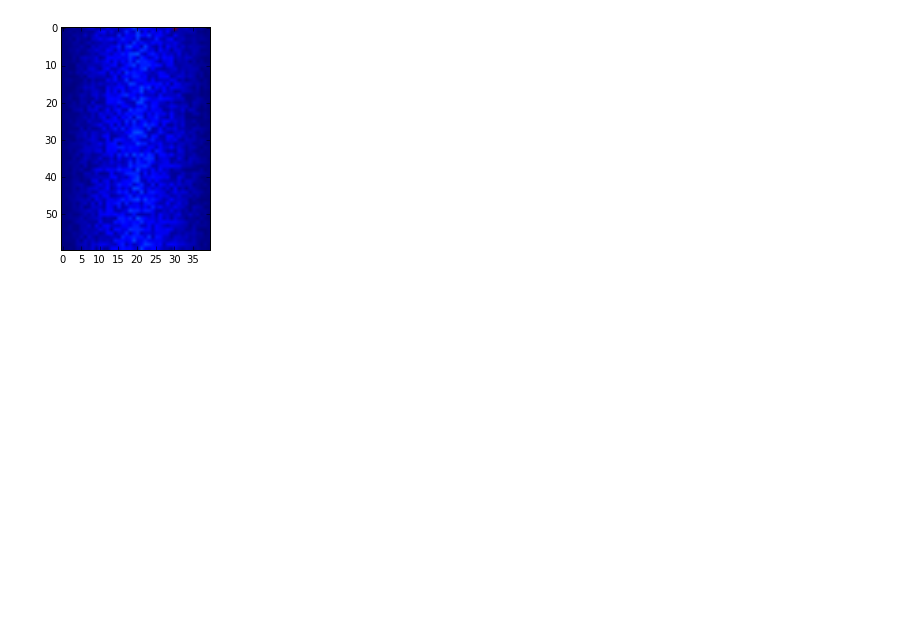
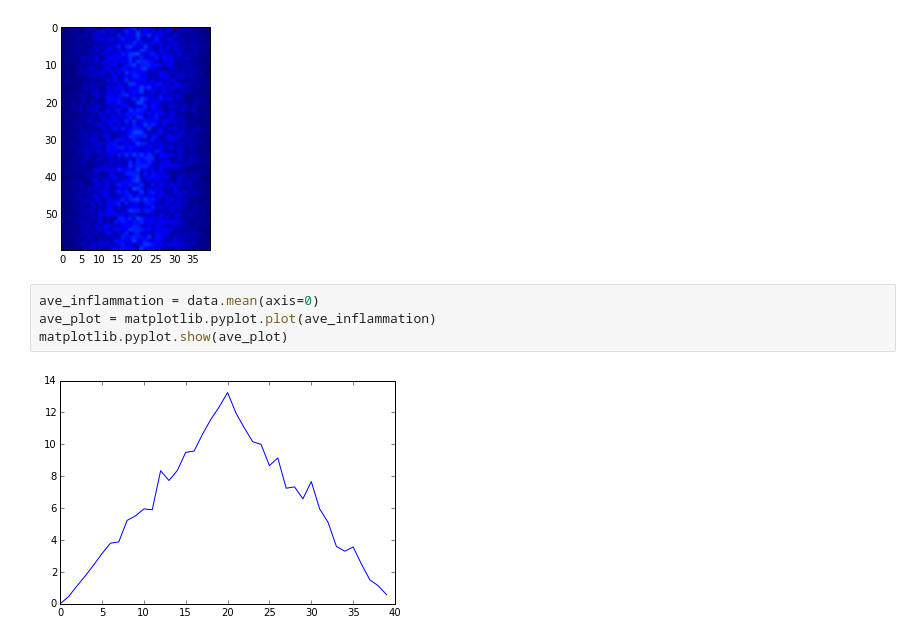
Before and after one commit to calculquebec/2015-10-26-SWC-Universite-Laval, a Jupyter notebook: Introduction à la programmation en Python.ipynb, the cells around one changed output. Cells and saved outputs as stored; diff of their text form; blank space fills up the shorter version.

```diff
--- a/Introduction à la programmation en Python.ipynb
+++ b/Introduction à la programmation en Python.ipynb
@@ -228,3 +228,9 @@ image = matplotlib.pyplot.imshow(data)
 matplotlib.pyplot.show(image)
 # %% [output]
 [figure]
+# %%
+ave_inflammation = data.mean(axis=0)
+ave_plot = matplotlib.pyplot.plot(ave_inflammation)
+matplotlib.pyplot.show(ave_plot)
+# %% [output]
+[figure, added]
```
Also changed, not shown: parts of 2 cells of this notebook.
